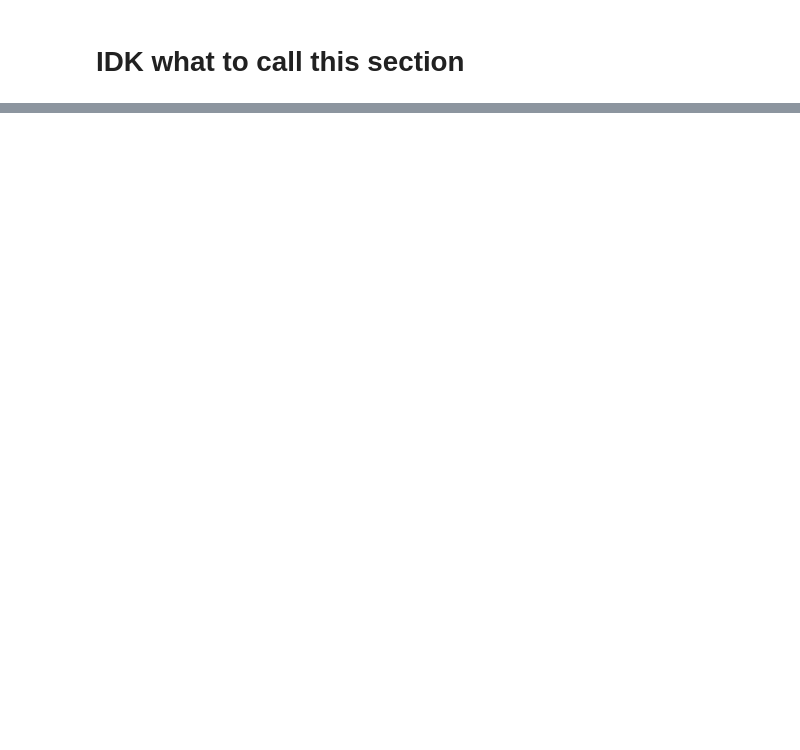
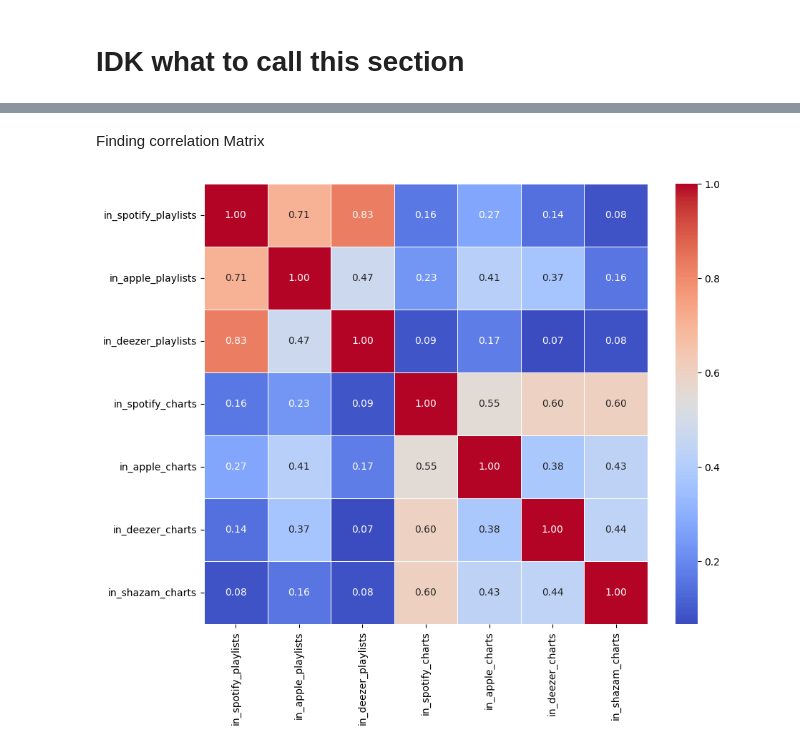
Before and after one commit to Abel-Lagonell/Spotify-Data_Mining, a Jupyter notebook: Project.ipynb, the cells around one changed output, grey strips where cells are left out. Cells and saved outputs as stored; diff of their text form; code cells hidden in the pictures; blank space fills up the shorter version.

```diff
--- a/Project.ipynb
+++ b/Project.ipynb
@@ -149,0 +179,4 @@ energy_bpm_dance_df
+# %%
+playlists_charts_df = df[playlists_col + charts_col]
+n_playlists_charts_df = pd.DataFrame(MinMaxScaler().fit_transform(df[playlists_col+charts_col].copy()), columns=playlists_col+charts_col, index=df.index)
+playlists_charts_df
@@ -149,0 +253,10 @@ energy_bpm_dance_df
+# %% [markdown]
+Finding correlation Matrix
+# %%
+corr_matrix = playlists_charts_df.select_dtypes(include = ['float64', 'int64']).corr()
+
+plt.figure(figsize=(10,8))
+sns.heatmap(corr_matrix, annot=True, cmap='coolwarm', fmt='.2f', linewidth=0.5)
+plt.show()
+# %% [output]
+[figure, added]
```
Also changed, not shown: parts of 28 cells of this notebook.
